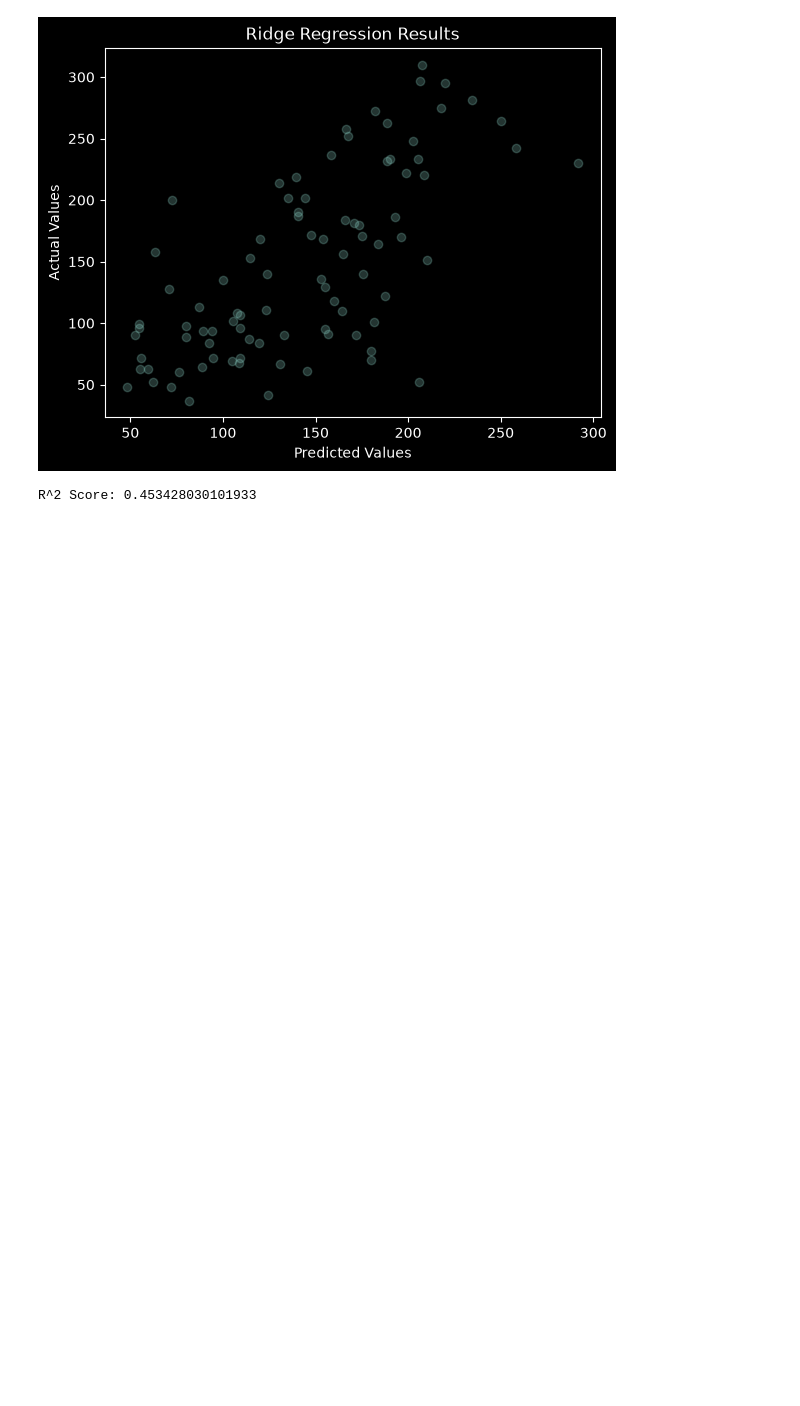
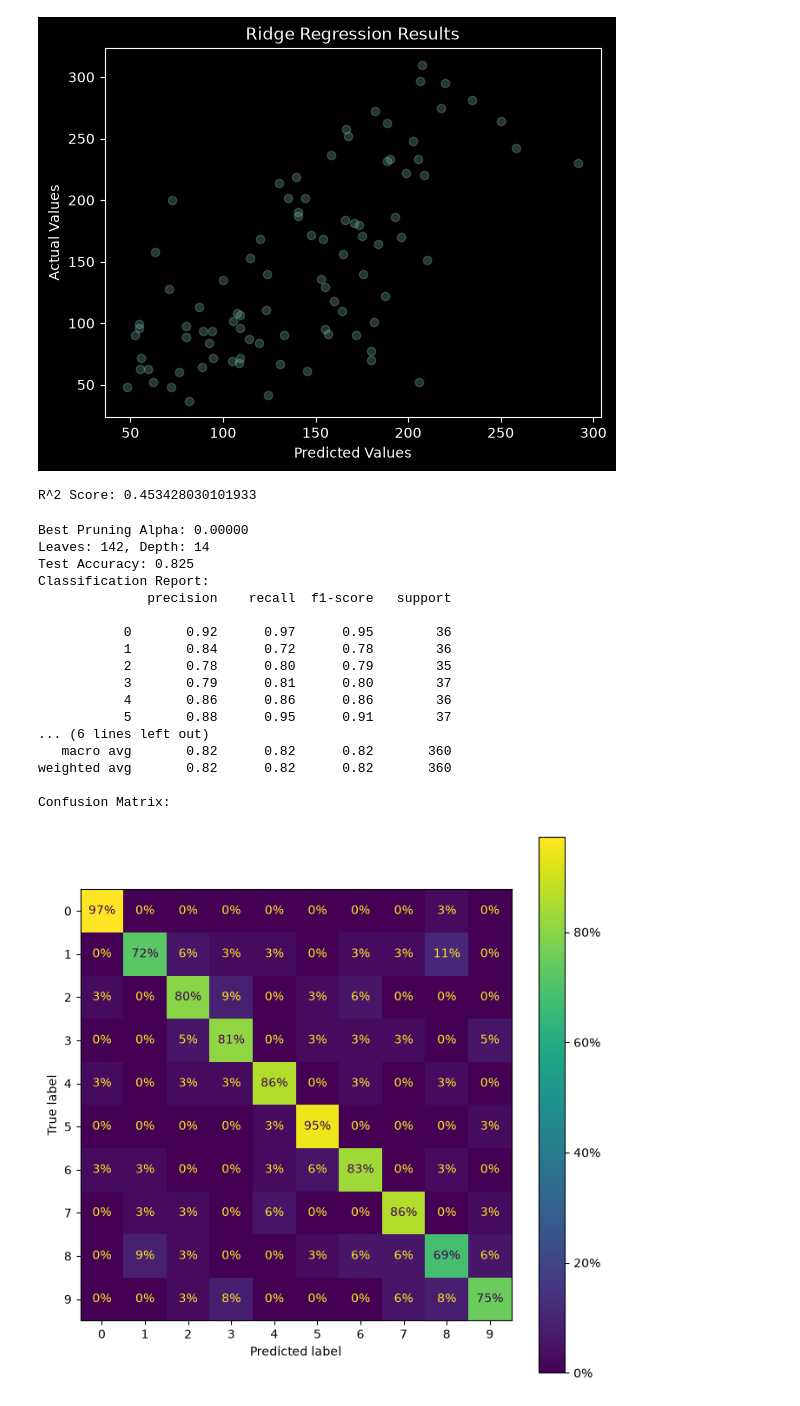
Before and after one commit to GabeHirsh3298475/materials-ml, a Jupyter notebook: learningbasics.ipynb, the cells around one changed output. Saved outputs shown, nothing was run; the diff lists cells and outputs as text; code cells hidden in the pictures; blank space fills up the shorter version.

Commit message:
Learned how to build Classification Decision Trees using stratification, cost complexity pruning, and hyperparameter optimization. Also learned matplotlib subplots and basic model error analysis

```diff
--- a/learningbasics.ipynb
+++ b/learningbasics.ipynb
@@ -255,4 +255,59 @@ dtype: float64
 [figure]
 R^2 Score: 0.453428030101933
 # %%
-# Scikit-learn: Decision Trees
+# Scikit-learn: Classification Tree
+from sklearn.tree import DecisionTreeClassifier
+from sklearn.datasets import load_digits
+from sklearn.model_selection import train_test_split, StratifiedKFold, GridSearchCV
+from sklearn.metrics import classification_report, ConfusionMatrixDisplay
+from matplotlib.ticker import PercentFormatter
+
+dataset = load_digits(as_frame=True).frame # turn data into pandas dataframe
+X = dataset.drop(columns = "target")
+y = dataset["target"]
+X_train, X_test, y_train, y_test = train_test_split(X, y, test_size=0.2, random_state=42, stratify=y) #keep proportion of target differentiators in the sub-datasets
+path = DecisionTreeClassifier(random_state=42).cost_complexity_pruning_path(X_train,y_train) # goal: find signficant alpha values
+hyperparameter_search = GridSearchCV(DecisionTreeClassifier(random_state=42),
+                         cv=StratifiedKFold(n_splits=10, shuffle=True, random_state=42),
+                         param_grid={"ccp_alpha": path.ccp_alphas[:-1]}, # prune based on leaf number; find beset pruning coefficient
+                         scoring="accuracy", # all errors weighed equally bad
+                         n_jobs=-1).fit(X_train,y_train)
+
+CT_model = hyperparameter_search.best_estimator_
+
+print(f"Best Pruning Alpha: {CT_model.ccp_alpha:.5f}") # best alpha param
+print(f"Leaves: {CT_model.get_n_leaves()}, Depth: {CT_model.get_depth()}")
+print(f"Test Accuracy: {CT_model.score(X_test,y_test)}")
+
+print(f"Classification Report:\n{classification_report(y_test, CT_model.predict(X_test))}") # per-class breakdown instead of one global accuracy number
+# precision - of everything the model called n, what fraction really was
+# recall - of the real n's, what fraction did it classify correctly
+# f1-score - harmonic mean of precision and recall
+# support - how many true instances of n were in the test set
+
+print("Confusion Matrix:")
+fig, chart = plt.subplots(figsize=(8, 8)) # fig = 8x8 inch canvas; chart = the plot
+display = ConfusionMatrixDisplay.from_estimator(CT_model, X_test, y_test, normalize="true", values_format=".0%", ax=chart) # diagonanl represents a correct prediction
+# a 10x10 grid where rows are true labels and columns are predictions, value is how many true labels called prediction value
+# cell (n,m) = how many real n's got called m's
+display.im_.colorbar.ax.yaxis.set_major_formatter(PercentFormatter(xmax=1))
+plt.show()
+# %% [output]
+Best Pruning Alpha: 0.00000
+Leaves: 142, Depth: 14
+Test Accuracy: 0.825
+Classification Report:
+              precision    recall  f1-score   support
+
+           0       0.92      0.97      0.95        36
+           1       0.84      0.72      0.78        36
+           2       0.78      0.80      0.79        35
+           3       0.79      0.81      0.80        37
+           4       0.86      0.86      0.86        36
+           5       0.88      0.95      0.91        37
+... (6 lines left out)
+   macro avg       0.82      0.82      0.82       360
+weighted avg       0.82      0.82      0.82       360
+
+Confusion Matrix:
+[figure, added]
```
Also changed, not shown: parts of 1 cell of this notebook, 1 other file.
